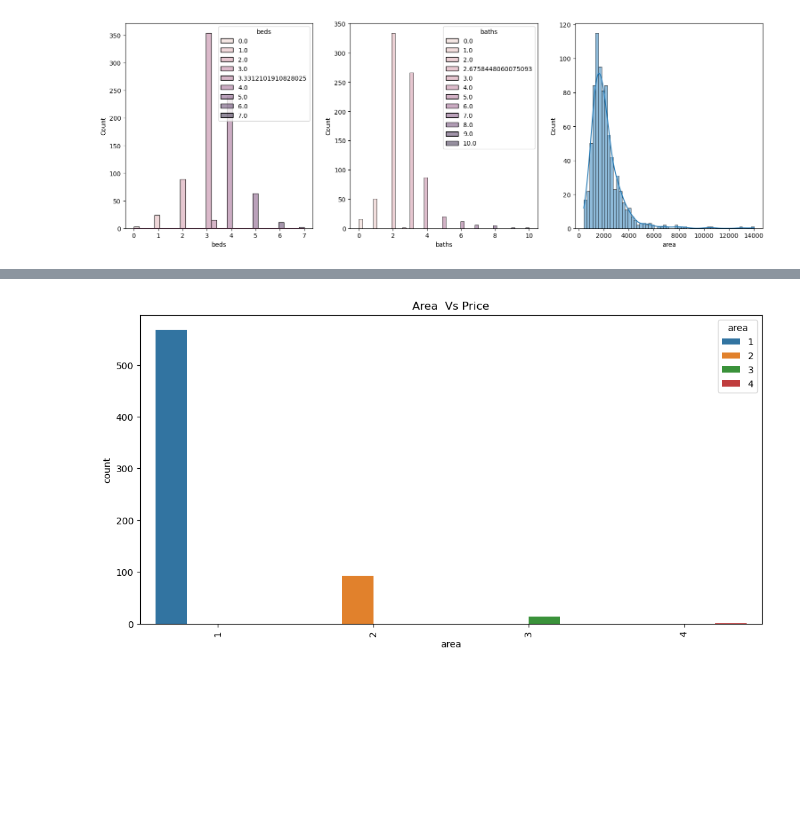
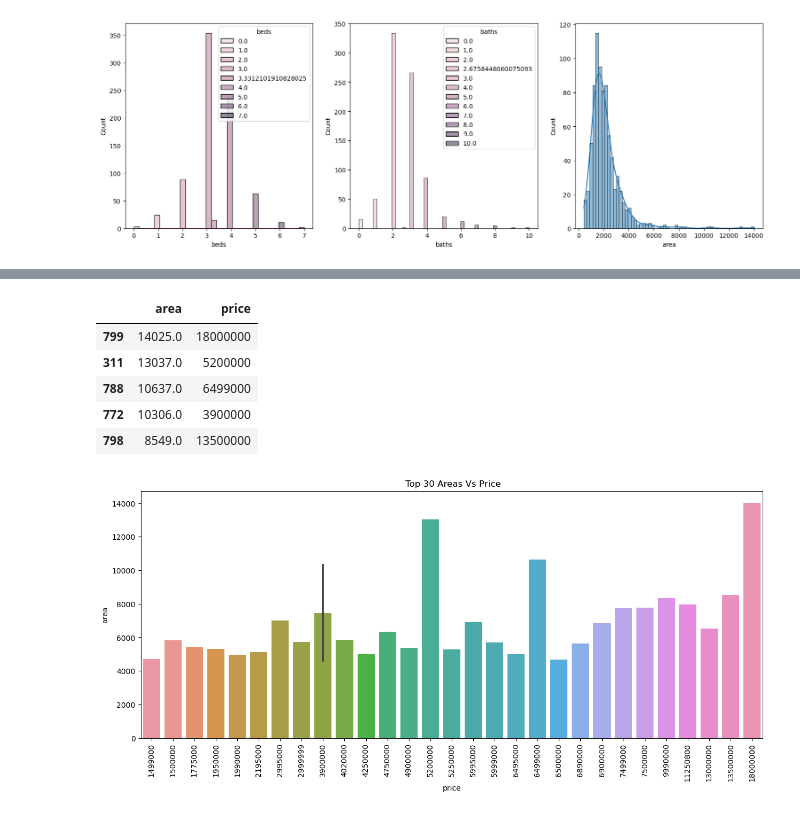
Before and after one commit to Silver0345/Data-Science, a Jupyter notebook: Austin Zillow Housing/data/EDA AUSTIN ZILOW HOUSING.ipynb, the cells around one changed output, grey strips where cells are left out. Saved outputs shown, nothing was run; the diff lists cells and outputs as text; code cells hidden in the pictures; blank space fills up the shorter version.

```diff
--- a/Austin Zillow Housing/data/EDA AUSTIN ZILOW HOUSING.ipynb
+++ b/Austin Zillow Housing/data/EDA AUSTIN ZILOW HOUSING.ipynb
@@ -300,7 +293,19 @@ plt.title('Areas Vs Price');
+# %%
+area = pd.DataFrame(housing['area'].sort_values(ascending = False))
+price = pd.DataFrame(housing['price'].sort_values(ascending = False))
+area_price = area.join(price)
+area_price.head()
+# %% [output]
+|  | area | price |
+| 799 | 14025.0 | 18000000 |
+| 311 | 13037.0 | 5200000 |
+| 788 | 10637.0 | 6499000 |
+| 772 | 10306.0 | 3900000 |
+| 798 | 8549.0 | 13500000 |
 # %%
-plt.figure(figsize=(12,6))
-sns.countplot(x=housing['area'].value_counts(), data=housing, hue=housing['area'].value_counts())
+plt.figure(figsize=(15,6))
+sns.barplot(y='area', x='price', data= area_price[:30])
 plt.xticks(rotation=90)
-plt.title('Area  Vs Price');
+plt.title(' Top 30 Areas Vs Price');
 # %% [output]
-[figure, old version]
+[figure, new version]
```
Also changed, not shown: parts of 11 cells of this notebook, 1 other file.
